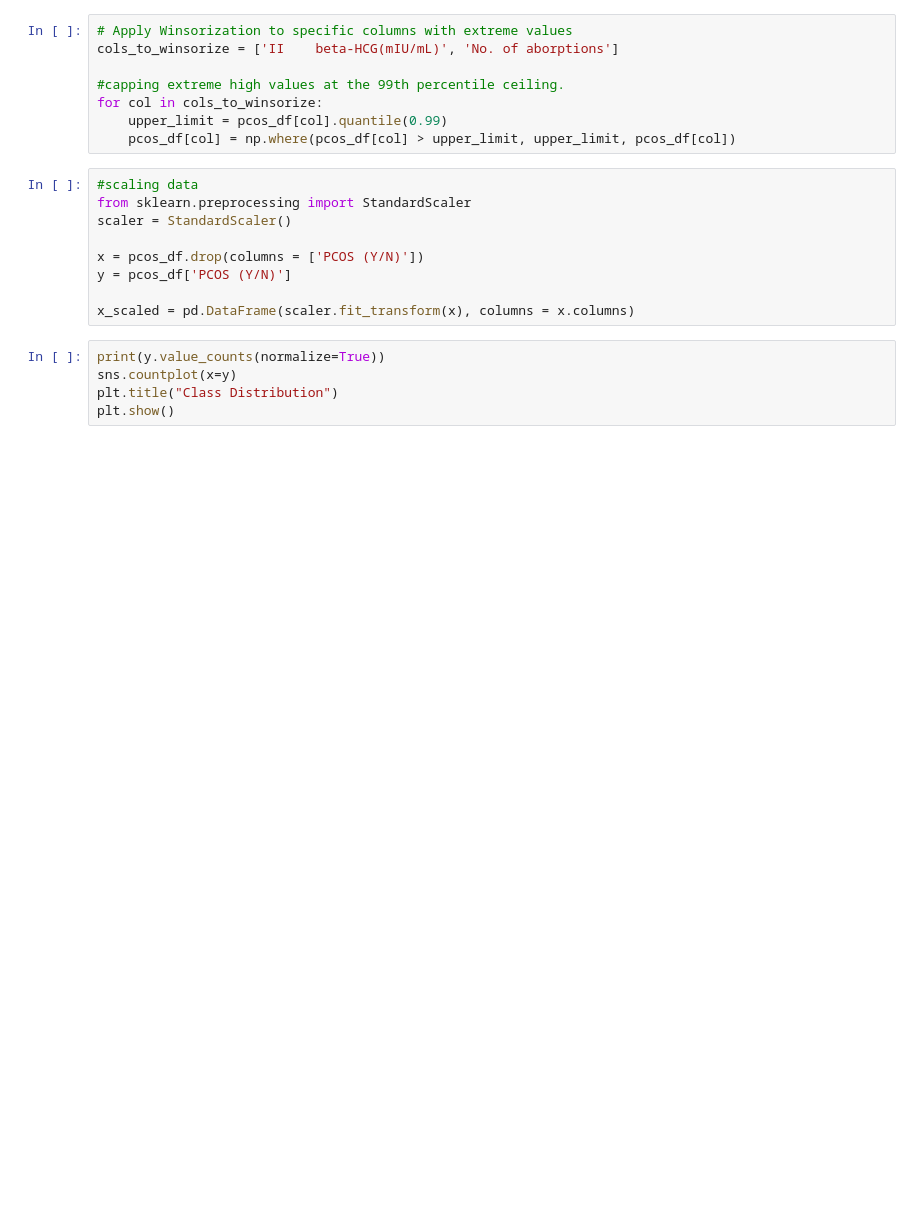
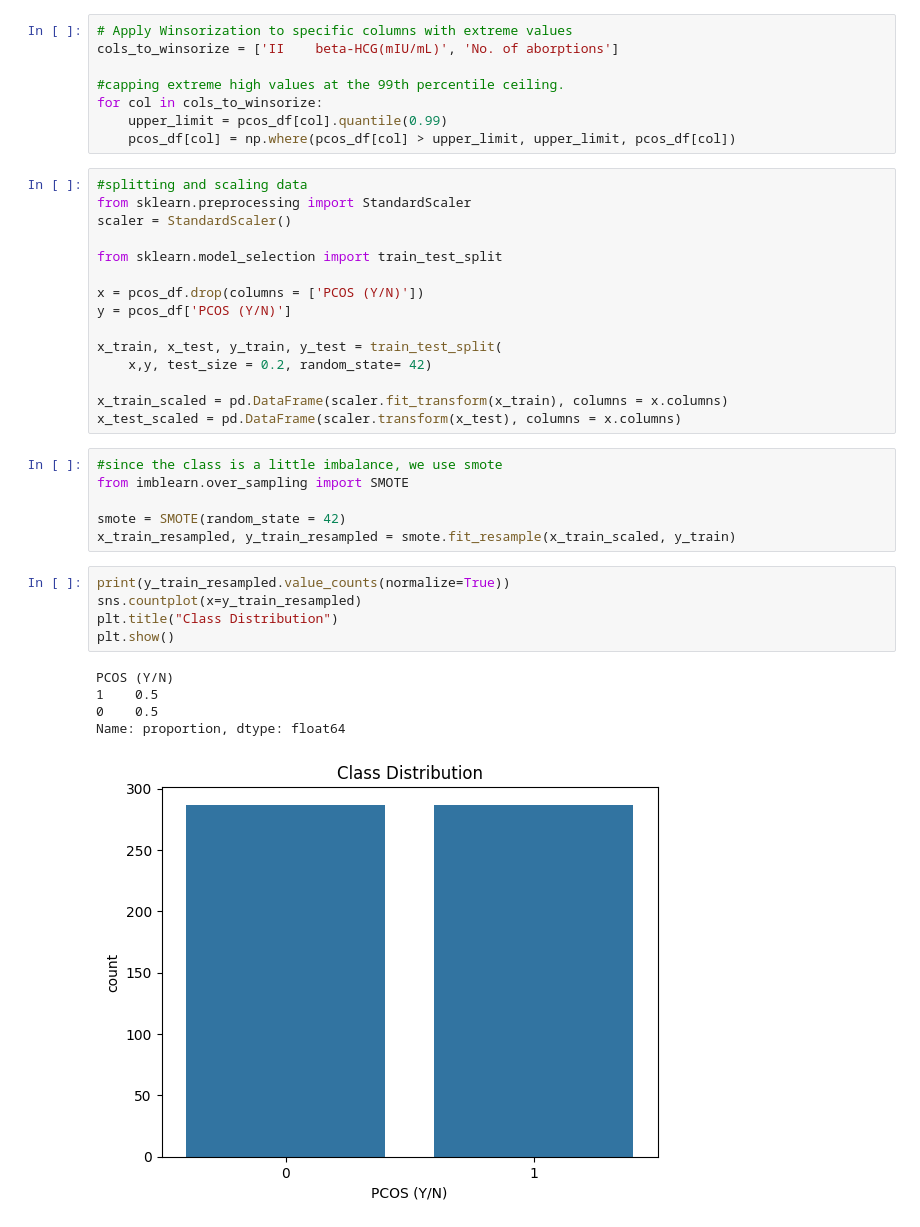
Before and after one commit to roshinsthomas/pcos_prediction, a Jupyter notebook: PCOS_prediction.ipynb, the cells around one changed output. Saved outputs shown, nothing was run; the diff lists cells and outputs as text; blank space fills up the shorter version.

Commit message:
Scaled data after train_test_split, corrected the data imbalance using SMOTE

```diff
--- a/PCOS_prediction.ipynb
+++ b/PCOS_prediction.ipynb
@@ -59,16 +165,34 @@ for col in cols_to_winsorize:
     upper_limit = pcos_df[col].quantile(0.99)
     pcos_df[col] = np.where(pcos_df[col] > upper_limit, upper_limit, pcos_df[col])
 # %%
-#scaling data
+#splitting and scaling data
 from sklearn.preprocessing import StandardScaler
 scaler = StandardScaler()
+
+from sklearn.model_selection import train_test_split
 
 x = pcos_df.drop(columns = ['PCOS (Y/N)'])
 y = pcos_df['PCOS (Y/N)']
 
-x_scaled = pd.DataFrame(scaler.fit_transform(x), columns = x.columns)
+x_train, x_test, y_train, y_test = train_test_split(
+    x,y, test_size = 0.2, random_state= 42)
+
+x_train_scaled = pd.DataFrame(scaler.fit_transform(x_train), columns = x.columns)
+x_test_scaled = pd.DataFrame(scaler.transform(x_test), columns = x.columns)
+# %%
+#since the class is a little imbalance, we use smote
+from imblearn.over_sampling import SMOTE
+
+smote = SMOTE(random_state = 42)
+x_train_resampled, y_train_resampled = smote.fit_resample(x_train_scaled, y_train)
 # %%
-print(y.value_counts(normalize=True))
-sns.countplot(x=y)
+print(y_train_resampled.value_counts(normalize=True))
+sns.countplot(x=y_train_resampled)
 plt.title("Class Distribution")
 plt.show()
+# %% [output]
+PCOS (Y/N)
+1    0.5
+0    0.5
+Name: proportion, dtype: float64
+[figure, added]
```
Also changed, not shown: parts of 10 cells of this notebook.
